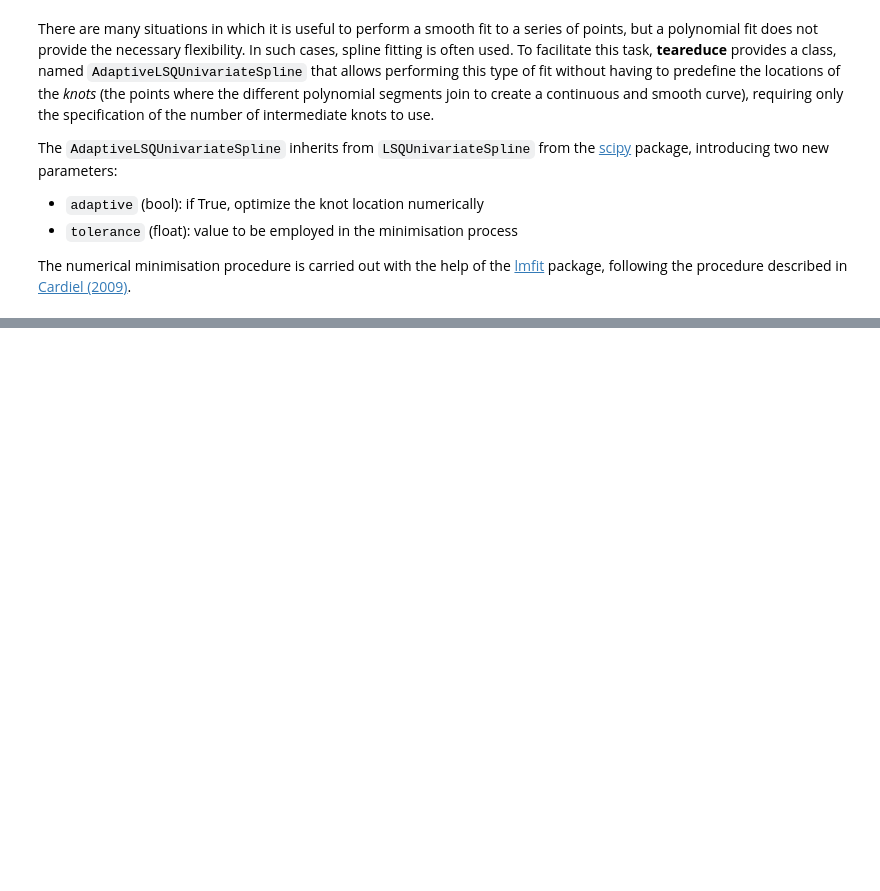
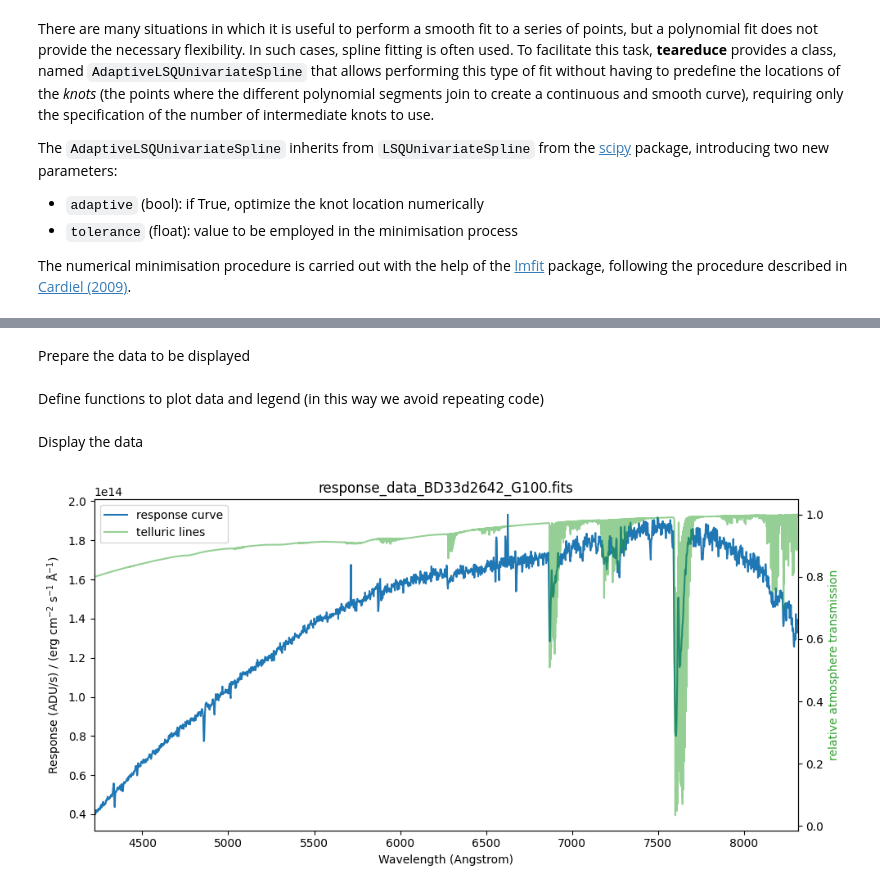
Before and after one commit to nicocardiel/teareduce-cookbook, a Jupyter notebook: notebooks/adaptivespl/adaptivespl.ipynb, the cells around one changed output, grey strips where cells are left out. Cells and saved outputs as stored; diff of their text form; code cells hidden in the pictures; blank space fills up the shorter version.

```diff
--- a/notebooks/adaptivespl/adaptivespl.ipynb
+++ b/notebooks/adaptivespl/adaptivespl.ipynb
@@ -34,0 +51,6 @@ Subclasses:
+# %%
+input_file = 'response_data_BD33d2642_G100.fits'
+
+with fits.open(input_file) as hdul:
+    hdul.info()
+    header = hdul[1].header
@@ -34,0 +83,2 @@ Subclasses:
+# %%
+response_data = QTable.read(input_file, hdu=1)
@@ -34,0 +116,3 @@ Subclasses:
+# %%
+telluric_tabulated = np.genfromtxt('skycalc_transmission_R20000_400-800nm.txt')
+telluric_tabulated
@@ -34,0 +127,2 @@ Subclasses:
+# %% [markdown]
+Prepare the data to be displayed
@@ -34,0 +143,38 @@ Subclasses:
+# %% [markdown]
+Define functions to plot data and legend (in this way we avoid repeating code)
+# %%
+def plot_data(ax1):
+    ax1.plot(wavelength, response, label='response curve')
+    ax1.set_xlabel(f'Wavelength ({wavelength.unit})')
+    if str(response.unit) != 'ADU/s/FLAM':
+        raise ValueError(f'unexpected response units: {str(response.unit)}')
+    ax1.set_ylabel(r'Response (ADU/s) / (${\rm erg}\;{\rm cm}^{−2}\; {\rm s}^{−1}\;{\rm\AA}^{−1}$)')
+    ax1.set_title(input_file)
+
+    ax2 = ax1.twinx()
+    ax2.plot(xtelluric, ytelluric, color='C2', label='telluric lines', alpha=0.5)
+    ax2.set_ylabel('relative atmosphere transmission', color='C2')
+    ax2.set_xlim(wavelength.value.min(), wavelength.value.max())
+
+    return ax2
+
+def display_legend(ax1, ax2):
+    # merge labels
+    handles1, labels1 = ax1.get_legend_handles_labels()
+    handles2, labels2 = ax2.get_legend_handles_labels()
+    for handle, label in zip(handles2, labels2):
+        handles1.append(handle)
+        labels1.append(label)
+    ax1.legend(handles1, labels1, loc=2)
+# %% [markdown]
+Display the data
+# %%
+fig, ax1 = plt.subplots(figsize=(10, 5))
+
+ax2 = plot_data(ax1)
+display_legend(ax1, ax2)
+
+plt.tight_layout()
+plt.show()
+# %% [output]
+[figure, added]
```
Also changed, not shown: parts of 32 cells of this notebook, 3 other files.
